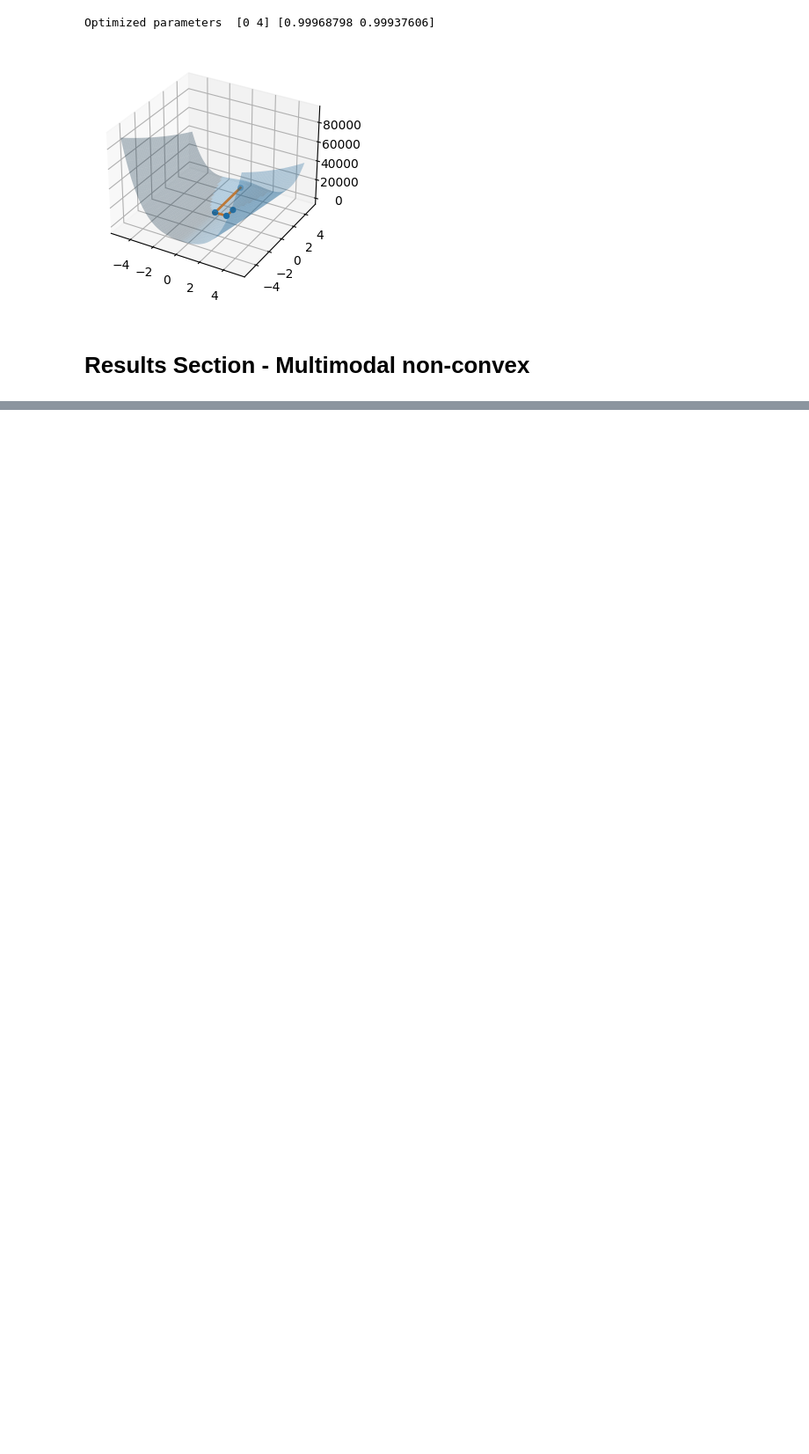
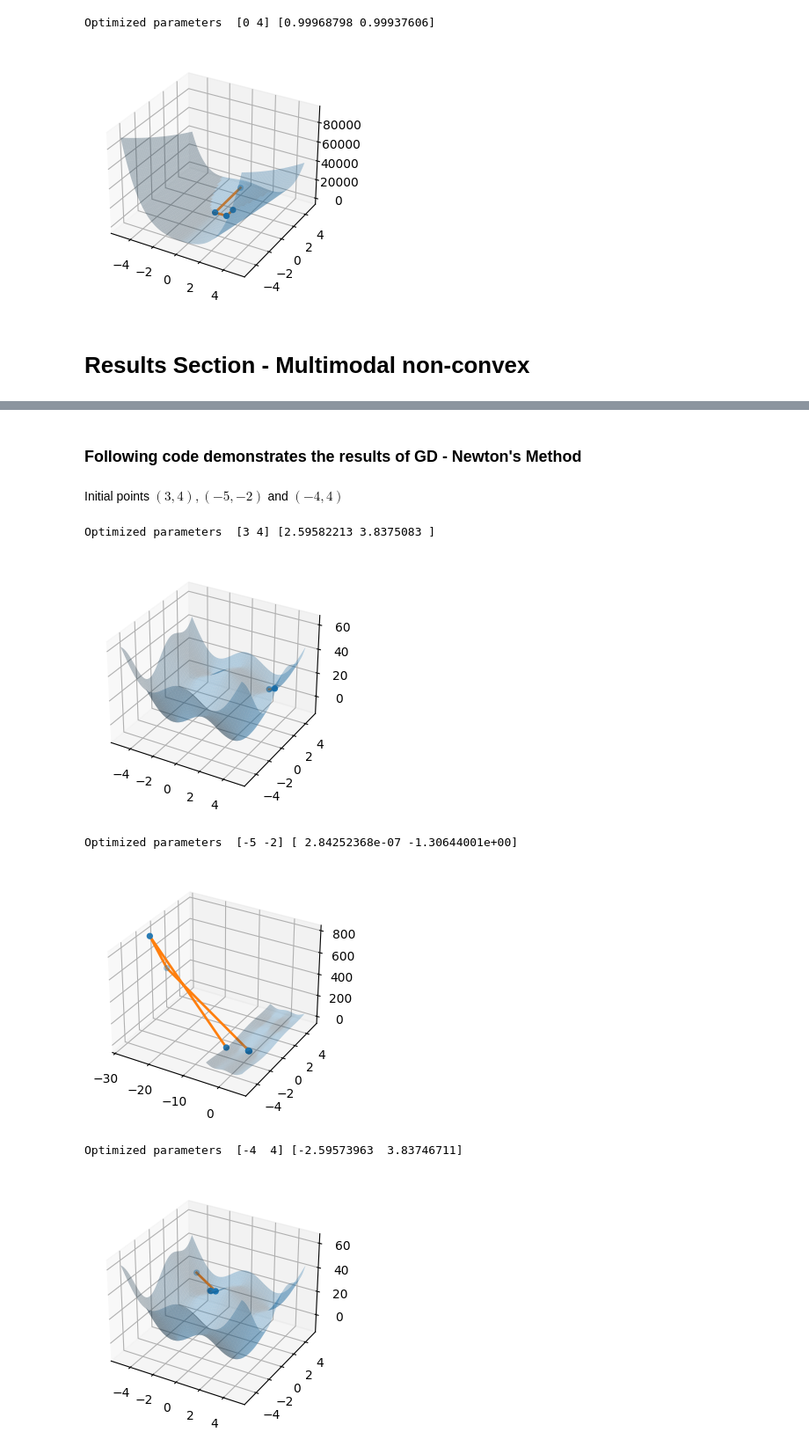
Before and after one commit to zh1322114772/Project1-GradientDescent, a Jupyter notebook: Project1.ipynb, the cells around one changed output, grey strips where cells are left out. Shown at 88% size. Drawn from its saved outputs; the diff is of its cells as text; code cells hidden in the pictures; blank space fills up the shorter version.

```diff
--- a/Project1.ipynb
+++ b/Project1.ipynb
@@ -412,0 +554,25 @@ class MultimodalNonConvex(C2Differentiable):
+# %% [markdown]
+### Following code demonstrates the results of GD - Newton's Method
+# %%
+def GDNewtonNonConvexPlot(x0):
+    f = MultimodalNonConvex()
+
+    optimizer = GradientDescentNewton(f, x0)
+    result = optimizer.optimize()
+    history = f.get_history()
+
+    print("Optimized parameters ", x0, result)
+    Plot3D(f.forward, history)
+# %% [markdown]
+Initial points $(3, 4), (-5, -2)$ and $(-4, 4)$
+# %%
+GDNewtonNonConvexPlot(np.array([3, 4]))
+GDNewtonNonConvexPlot(np.array([-5, -2]))
+GDNewtonNonConvexPlot(np.array([-4, 4]))
+# %% [output]
+Optimized parameters  [3 4] [2.59582213 3.8375083 ]
+[figure, added]
+Optimized parameters  [-5 -2] [ 2.84252368e-07 -1.30644001e+00]
+[figure, added]
+Optimized parameters  [-4  4] [-2.59573963  3.83746711]
+[figure, added]
```
Also changed, not shown: parts of 18 cells of this notebook.
